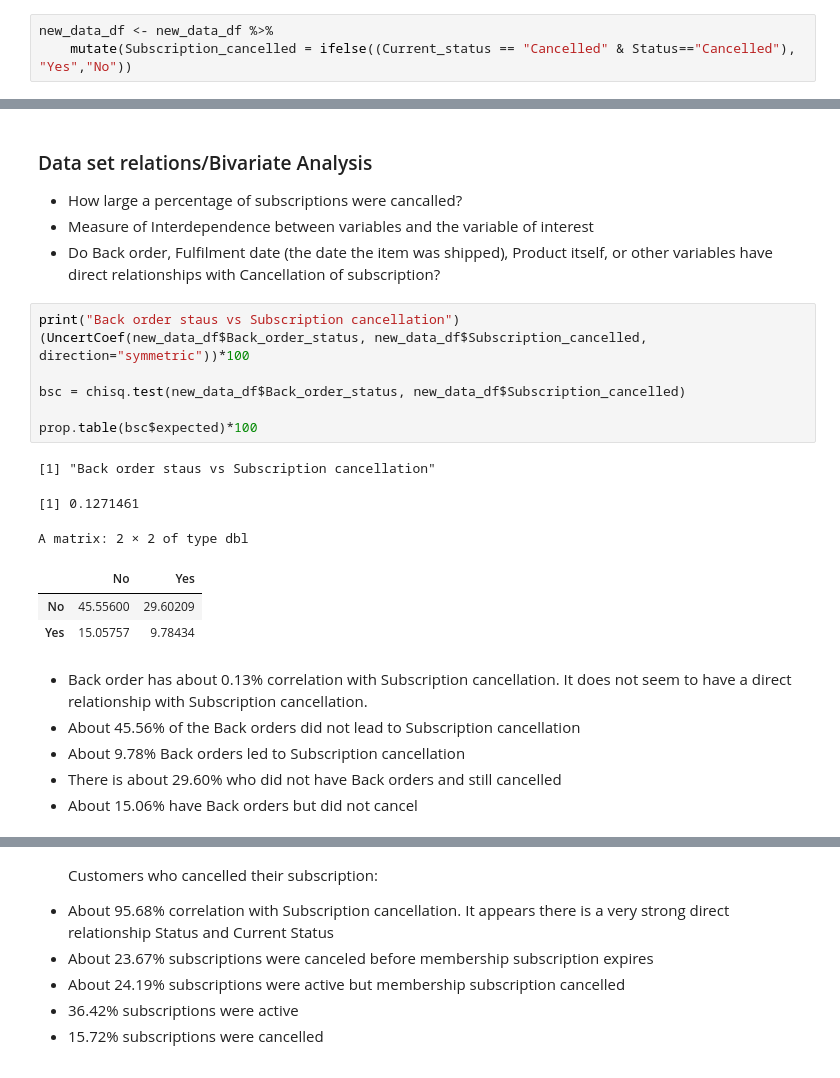
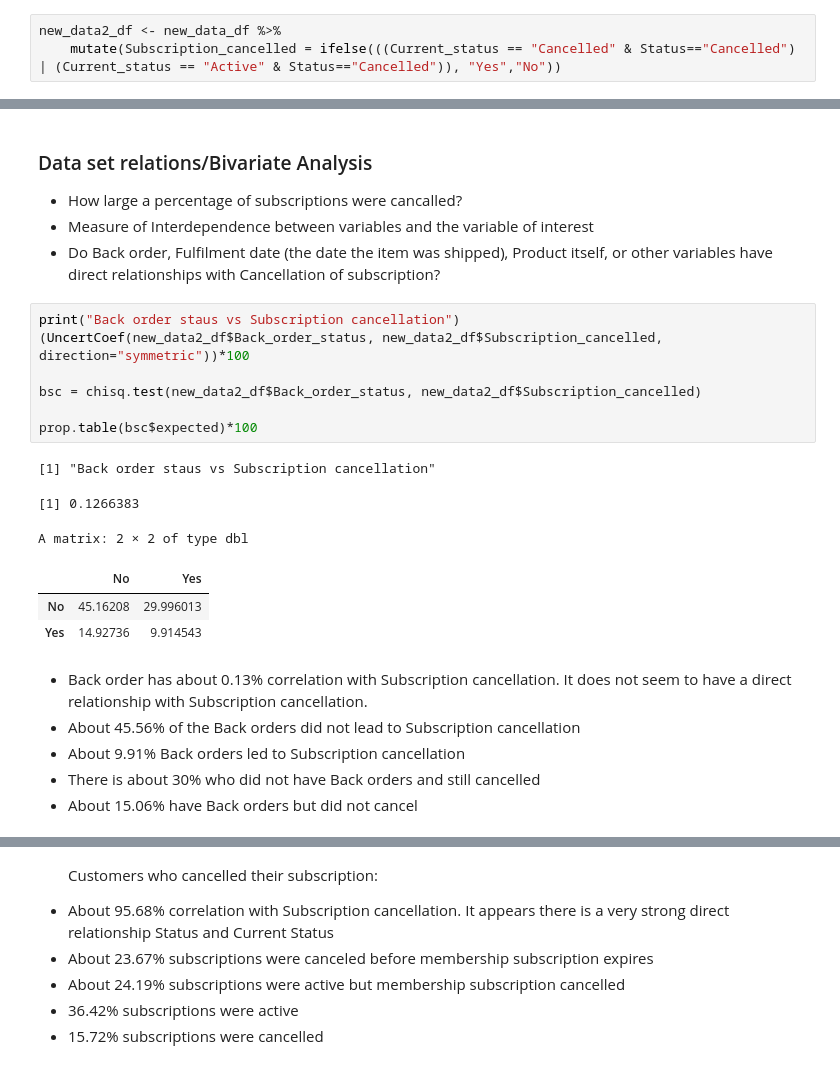
Before and after one commit to almedida/new_analysis_pendulum, a Jupyter notebook: new_analysis_pendulum.ipynb, the cells around one changed output, grey strips where cells are left out. Drawn from its saved outputs; the diff is of its cells as text.

```diff
--- a/new_analysis_pendulum.ipynb
+++ b/new_analysis_pendulum.ipynb
@@ -998,6 +998,6 @@ new_data_df$Back_order_days <- difftime(new_data_df$Fulfillment_date, new_data_d
 new_data_df <- new_data_df %>%
     mutate(Back_order_status =ifelse(Back_order_days>10, "Yes","No"))
 # %%
-new_data_df <- new_data_df %>%
-    mutate(Subscription_cancelled = ifelse((Current_status == "Cancelled" & Status=="Cancelled"), "Yes","No"))
+new_data2_df <- new_data_df %>%
+    mutate(Subscription_cancelled = ifelse(((Current_status == "Cancelled" & Status=="Cancelled") | (Current_status == "Active" & Status=="Cancelled")), "Yes","No"))
 # %%
@@ -1046,24 +1048,24 @@ multiplot(cat_graph9, cat_graph10, layout=layout)
 </ul>
 # %%
 print("Back order staus vs Subscription cancellation")
-(UncertCoef(new_data_df$Back_order_status, new_data_df$Subscription_cancelled, direction="symmetric"))*100
+(UncertCoef(new_data2_df$Back_order_status, new_data2_df$Subscription_cancelled, direction="symmetric"))*100
 
-bsc = chisq.test(new_data_df$Back_order_status, new_data_df$Subscription_cancelled)
+bsc = chisq.test(new_data2_df$Back_order_status, new_data2_df$Subscription_cancelled)
 
 prop.table(bsc$expected)*100
 # %% [output]
 [1] "Back order staus vs Subscription cancellation"
-[1] 0.1271461
+[1] 0.1266383
 A matrix: 2 × 2 of type dbl
 |  | No | Yes |
-| No | 45.55600 | 29.60209 |
-| Yes | 15.05757 | 9.78434 |
+| No | 45.16208 | 29.996013 |
+| Yes | 14.92736 | 9.914543 |
 # %% [markdown]
 <ul>
     <li>Back order has about 0.13% correlation with Subscription cancellation. It does not seem to have a direct relationship with Subscription cancellation.</li>
     <li>About 45.56% of the Back orders did not lead to Subscription cancellation</li>
-    <li>About 9.78% Back orders led to Subscription cancellation</li>
-    <li>There is about 29.60% who did not have Back orders and still cancelled</li>
+    <li>About 9.91% Back orders led to Subscription cancellation</li>
+    <li>There is about 30% who did not have Back orders and still cancelled</li>
     <li>About 15.06% have Back orders but did not cancel</li>
     </ul>
 # %%
```
Also changed, not shown: parts of 20 cells of this notebook.
